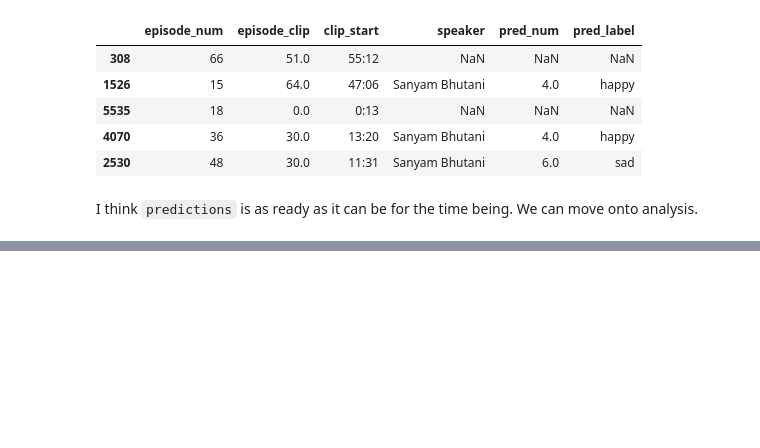
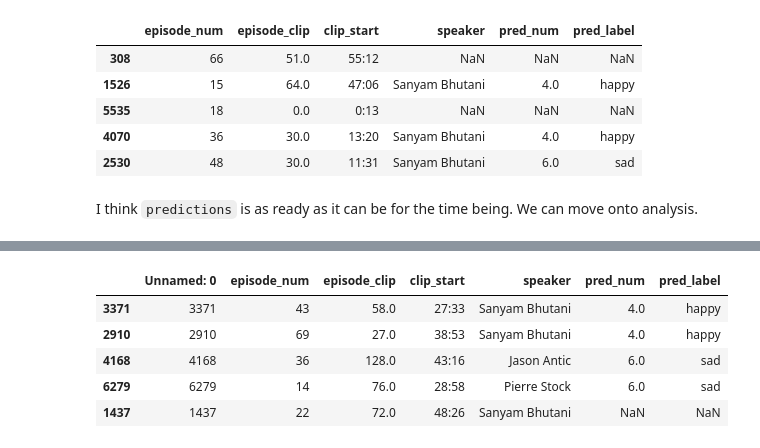
Before and after one commit to sahiljuneja/kaggle-ctds, a Jupyter notebook: predict.ipynb, the cells around one changed output, grey strips where cells are left out. Saved outputs shown, nothing was run; the diff lists cells and outputs as text; code cells hidden in the pictures; blank space fills up the shorter version.

```diff
--- a/predict.ipynb
+++ b/predict.ipynb
@@ -182,0 +318,17 @@ predictions.to_csv("/notebooks/storage/ctds_data/predictions.csv")
+# %%
+data_dict = {0.0: 'angry', 1.0: 'calm', 2.0: 'disgust', 3.0: 'fearful', 4.0: 'happy', 5.0: 'neutral', 6.0: 'sad', 7.0: 'surprised'}
+
+def pred_label(row):
+    if row and row in data_dict:
+        return data_dict[row]
+    return np.nan
+
+predictions["pred_label"] = predictions["pred_num"].apply(pred_label)
+predictions.sample(5)
+# %% [output]
+|  | Unnamed: 0 | episode_num | episode_clip | clip_start | speaker | pred_num | pred_label |
+| 3371 | 3371 | 43 | 58.0 | 27:33 | Sanyam Bhutani | 4.0 | happy |
+| 2910 | 2910 | 69 | 27.0 | 38:53 | Sanyam Bhutani | 4.0 | happy |
+| 4168 | 4168 | 36 | 128.0 | 43:16 | Jason Antic | 6.0 | sad |
+| 6279 | 6279 | 14 | 76.0 | 28:58 | Pierre Stock | 6.0 | sad |
+| 1437 | 1437 | 22 | 72.0 | 48:26 | Sanyam Bhutani | NaN | NaN |
```
Also changed, not shown: parts of 20 cells of this notebook.
